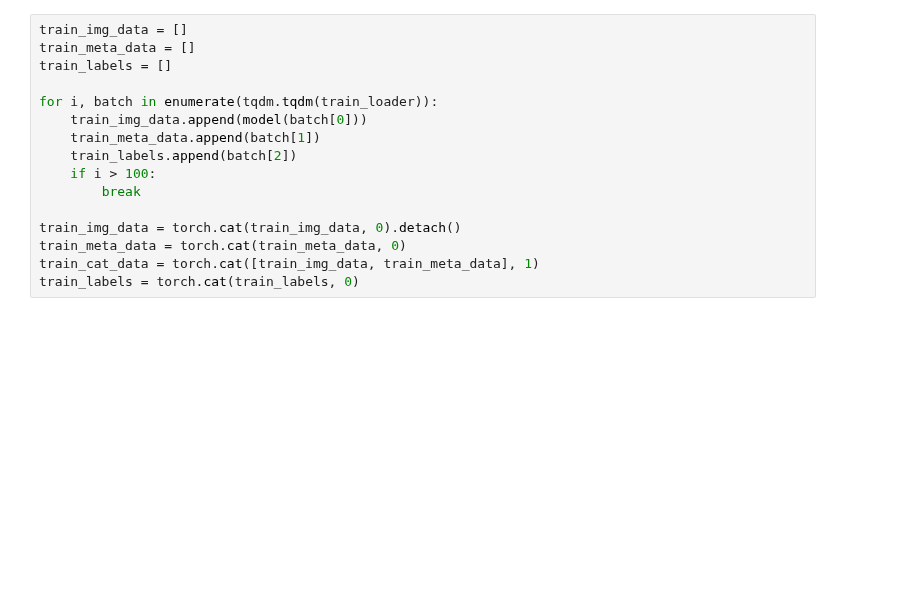
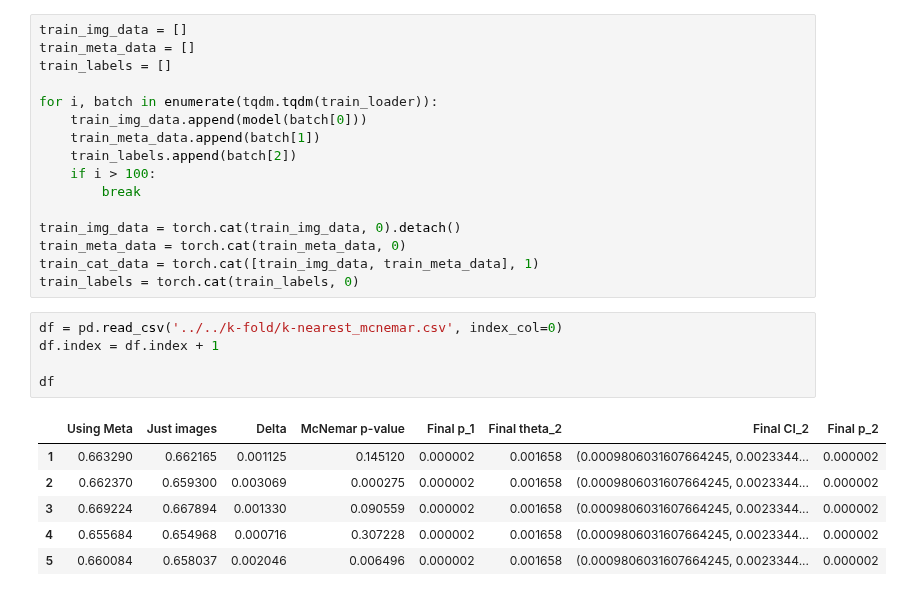
Before and after one commit to CarlAnSc/bachelor_project, a Jupyter notebook: src/models/get_embeddings.ipynb, the cells around one changed output. Cells and saved outputs as stored; diff of their text form; blank space fills up the shorter version.

```diff
--- a/src/models/get_embeddings.ipynb
+++ b/src/models/get_embeddings.ipynb
@@ -455,3 +455,15 @@ train_img_data = torch.cat(train_img_data, 0).detach()
 train_meta_data = torch.cat(train_meta_data, 0)
 train_cat_data = torch.cat([train_img_data, train_meta_data], 1)
 train_labels = torch.cat(train_labels, 0)
+# %%
+df = pd.read_csv('../../k-fold/k-nearest_mcnemar.csv', index_col=0)
+df.index = df.index + 1
+
+df
+# %% [output]
+|  | Using Meta | Just images | Delta | McNemar p-value | Final p_1 | Final theta_2 | Final CI_2 | Final p_2 |
+| 1 | 0.663290 | 0.662165 | 0.001125 | 0.145120 | 0.000002 | 0.001658 | (0.0009806031607664245, 0.0023344... | 0.000002 |
+| 2 | 0.662370 | 0.659300 | 0.003069 | 0.000275 | 0.000002 | 0.001658 | (0.0009806031607664245, 0.0023344... | 0.000002 |
+| 3 | 0.669224 | 0.667894 | 0.001330 | 0.090559 | 0.000002 | 0.001658 | (0.0009806031607664245, 0.0023344... | 0.000002 |
+| 4 | 0.655684 | 0.654968 | 0.000716 | 0.307228 | 0.000002 | 0.001658 | (0.0009806031607664245, 0.0023344... | 0.000002 |
+| 5 | 0.660084 | 0.658037 | 0.002046 | 0.006496 | 0.000002 | 0.001658 | (0.0009806031607664245, 0.0023344... | 0.000002 |
```
Also changed, not shown: parts of 9 cells of this notebook, 8 other files.
